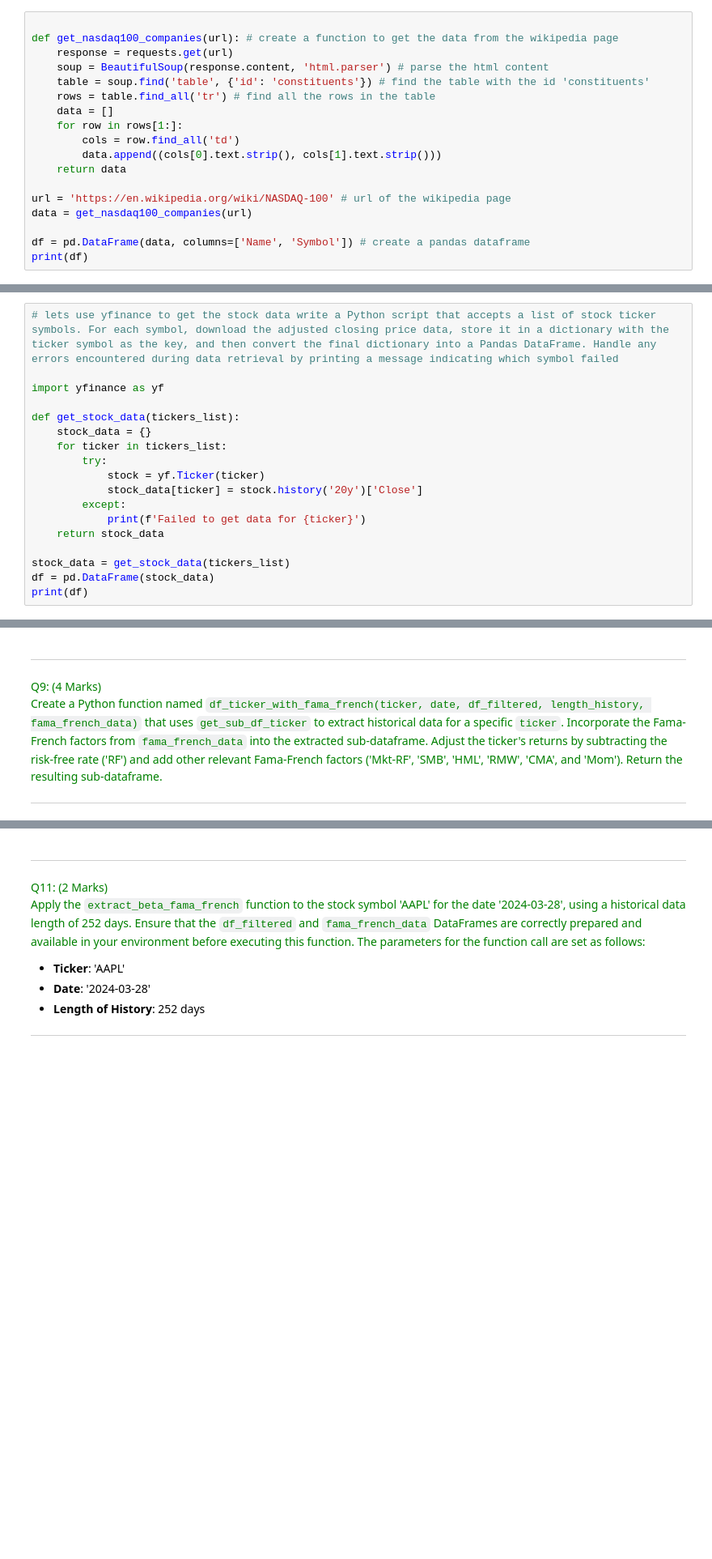
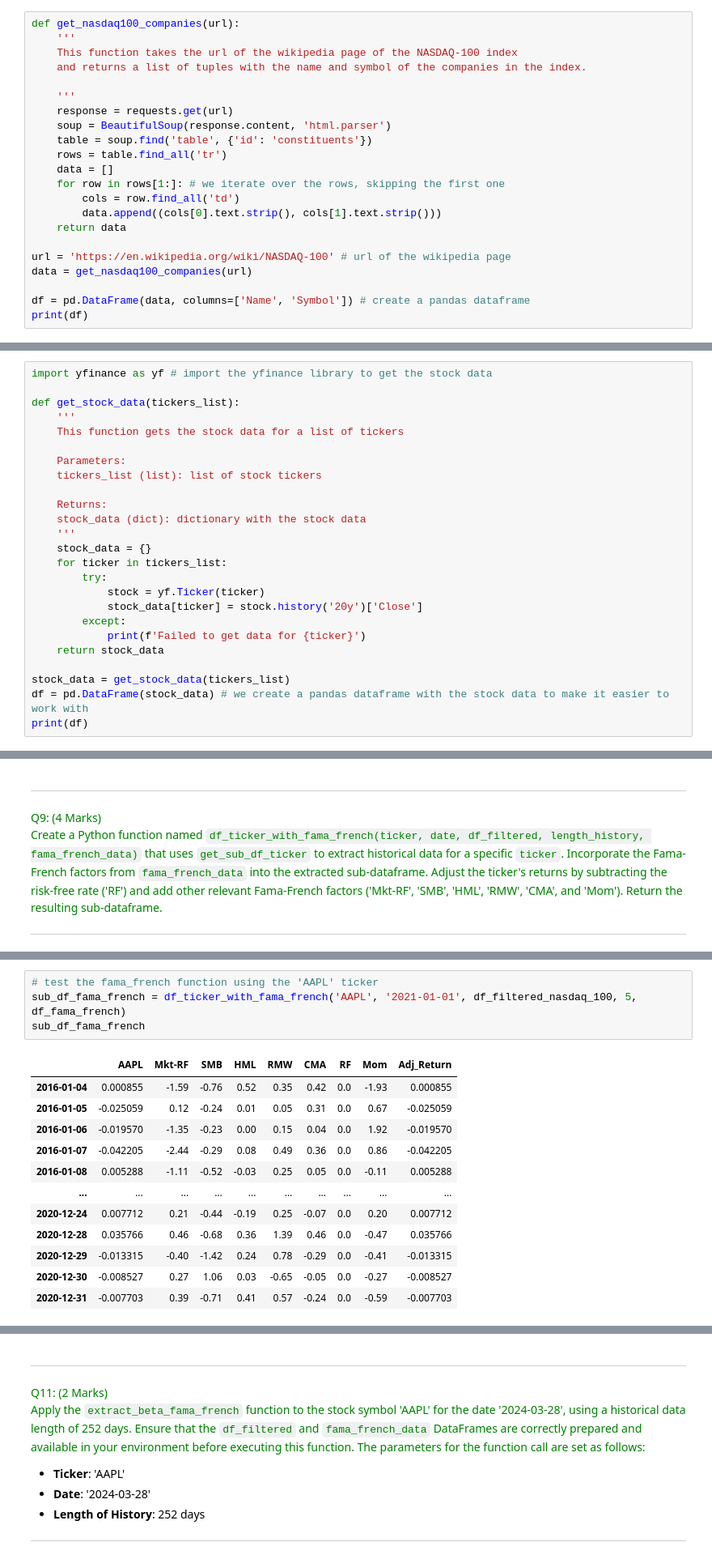
Before and after one commit to talhajamal11/ML_Project, a Jupyter notebook: src/CourseWork.ipynb, the cells around one changed output, grey strips where cells are left out. Shown: that part at 81% size. Drawn from its saved outputs; the diff is of its cells as text; blank space fills up the shorter version.

```diff
--- a/src/CourseWork.ipynb
+++ b/src/CourseWork.ipynb
@@ -108,12 +111,16 @@ from bs4 import BeautifulSoup
 # %%
+def get_nasdaq100_companies(url):
+    '''
+    This function takes the url of the wikipedia page of the NASDAQ-100 index
+    and returns a list of tuples with the name and symbol of the companies in the index.
 
-def get_nasdaq100_companies(url): # create a function to get the data from the wikipedia page
+    '''
     response = requests.get(url)
-    soup = BeautifulSoup(response.content, 'html.parser') # parse the html content
-    table = soup.find('table', {'id': 'constituents'}) # find the table with the id 'constituents'
-    rows = table.find_all('tr') # find all the rows in the table
+    soup = BeautifulSoup(response.content, 'html.parser')
+    table = soup.find('table', {'id': 'constituents'})
+    rows = table.find_all('tr')
     data = []
-    for row in rows[1:]:
+    for row in rows[1:]: # we iterate over the rows, skipping the first one
         cols = row.find_all('td')
         data.append((cols[0].text.strip(), cols[1].text.strip()))
     return data
@@ -158,11 +167,18 @@ Using **[yfinance](https://pypi.org/project/yfinance/)** library, write a Python
 </font>
 ---
 # %%
-# lets use yfinance to get the stock data write a Python script that accepts a list of stock ticker symbols. For each symbol, download the adjusted closing price data, store it in a dictionary with the ticker symbol as the key, and then convert the final dictionary into a Pandas DataFrame. Handle any errors encountered during data retrieval by printing a message indicating which symbol failed
-
-import yfinance as yf
+import yfinance as yf # import the yfinance library to get the stock data
 
 def get_stock_data(tickers_list):
+    '''
+    This function gets the stock data for a list of tickers
+
+    Parameters:
+    tickers_list (list): list of stock tickers
+
+    Returns:
+    stock_data (dict): dictionary with the stock data
+    '''
     stock_data = {}
     for ticker in tickers_list:
         try:
@@ -173,7 +189,7 @@ def get_stock_data(tickers_list):
     return stock_data
 
 stock_data = get_stock_data(tickers_list)
-df = pd.DataFrame(stock_data)
+df = pd.DataFrame(stock_data) # we create a pandas dataframe with the stock data to make it easier to work with
 print(df)
 # %% [output]
                                  ADBE         ADP        ABNB       GOOGL  \
@@ -489,0 +517,17 @@ print(sub_df_fama_french)
+# %%
+# test the fama_french function using the 'AAPL' ticker
+sub_df_fama_french = df_ticker_with_fama_french('AAPL', '2021-01-01', df_filtered_nasdaq_100, 5, df_fama_french)
+sub_df_fama_french
+# %% [output]
+|  | AAPL | Mkt-RF | SMB | HML | RMW | CMA | RF | Mom | Adj_Return |
+| 2016-01-04 | 0.000855 | -1.59 | -0.76 | 0.52 | 0.35 | 0.42 | 0.0 | -1.93 | 0.000855 |
+| 2016-01-05 | -0.025059 | 0.12 | -0.24 | 0.01 | 0.05 | 0.31 | 0.0 | 0.67 | -0.025059 |
+| 2016-01-06 | -0.019570 | -1.35 | -0.23 | 0.00 | 0.15 | 0.04 | 0.0 | 1.92 | -0.019570 |
+| 2016-01-07 | -0.042205 | -2.44 | -0.29 | 0.08 | 0.49 | 0.36 | 0.0 | 0.86 | -0.042205 |
+| 2016-01-08 | 0.005288 | -1.11 | -0.52 | -0.03 | 0.25 | 0.05 | 0.0 | -0.11 | 0.005288 |
+| ... | ... | ... | ... | ... | ... | ... | ... | ... | ... |
+| 2020-12-24 | 0.007712 | 0.21 | -0.44 | -0.19 | 0.25 | -0.07 | 0.0 | 0.20 | 0.007712 |
+| 2020-12-28 | 0.035766 | 0.46 | -0.68 | 0.36 | 1.39 | 0.46 | 0.0 | -0.47 | 0.035766 |
+| 2020-12-29 | -0.013315 | -0.40 | -1.42 | 0.24 | 0.78 | -0.29 | 0.0 | -0.41 | -0.013315 |
+| 2020-12-30 | -0.008527 | 0.27 | 1.06 | 0.03 | -0.65 | -0.05 | 0.0 | -0.27 | -0.008527 |
+| 2020-12-31 | -0.007703 | 0.39 | -0.71 | 0.41 | 0.57 | -0.24 | 0.0 | -0.59 | -0.007703 |
```
Also changed, not shown: parts of 17 cells of this notebook.
